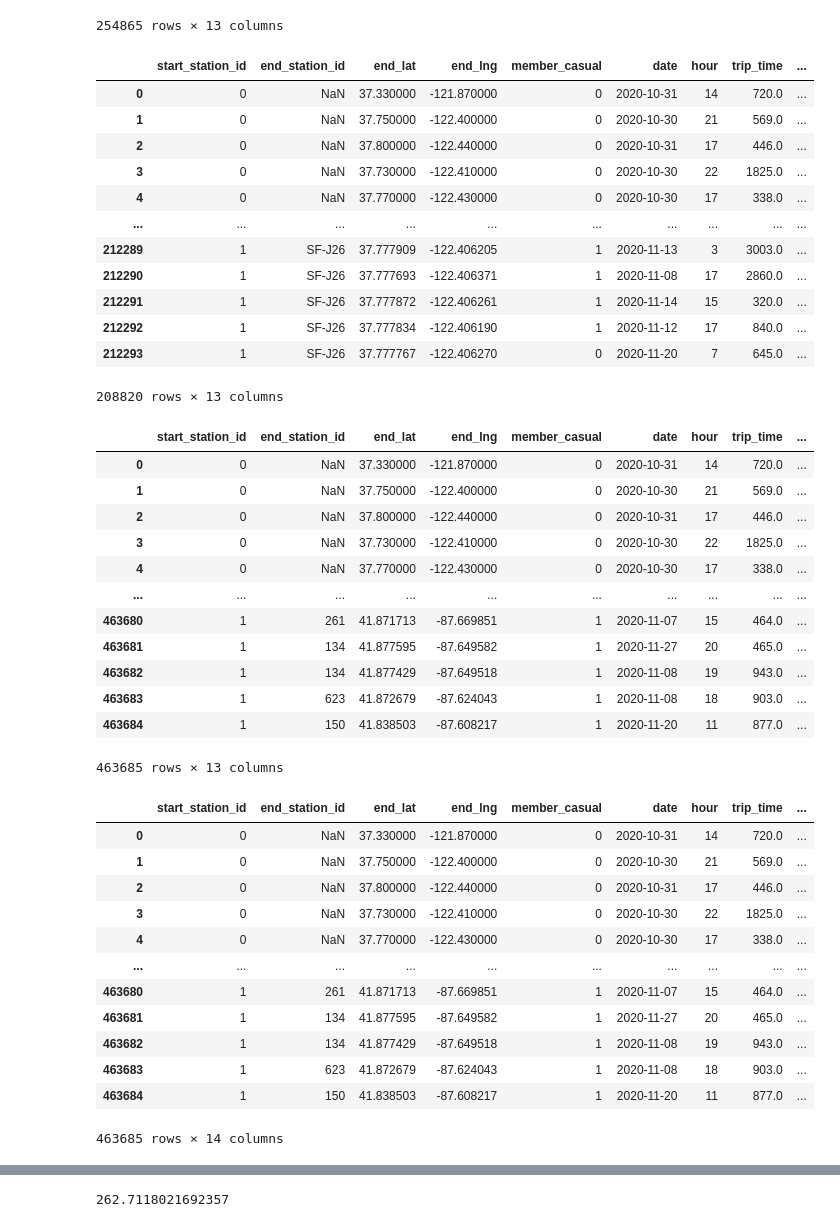
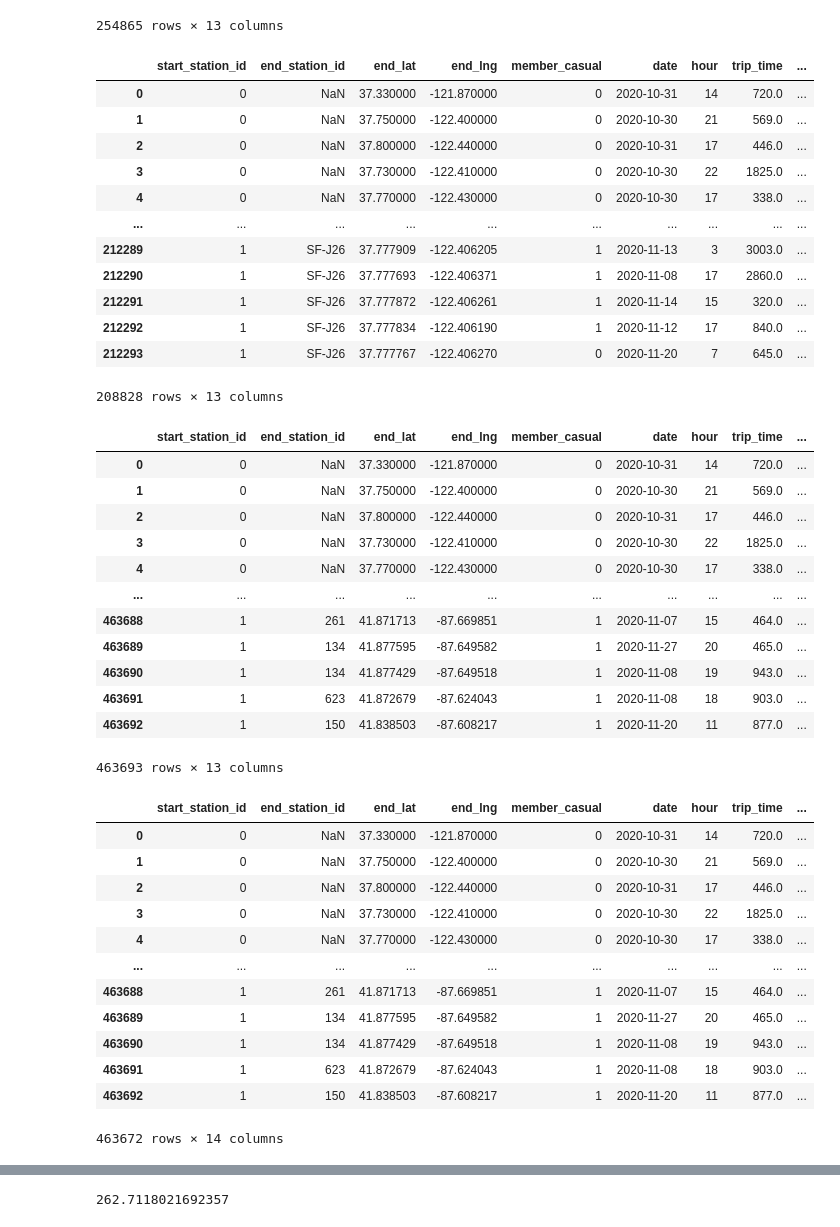
Before and after one commit to nick-kopy/Modeling-Electric-Rental-Bike-Lock-Ups, a Jupyter notebook: cap2.ipynb, the cells around one changed output, grey strips where cells are left out. Drawn from its saved outputs; the diff is of its cells as text; code cells hidden in the pictures.

```diff
--- a/cap2.ipynb
+++ b/cap2.ipynb
@@ -1086,7 +1091,7 @@ sf3['trip_time'] = abs(sf3['trip_time'])
 sf3.rename(columns={'taxi_trips':'traffic'}, inplace=True)
 
 # Pull Oakland, only 8 rides and it's a different system
-sf3 = sf3[~sf3['closest_id'].str.contains('OK')]
+#sf3 = sf3[~sf3['closest_id'].str.contains('OK')]
 
 # EXPERIMENTAL pull San Jose to see if it improves model performance (~12%)
 # sf3 = sf3[~sf3['closest_id'].str.contains('SJ')]
@@ -1106,7 +1111,7 @@ sf3
 | 212291 | 1 | SF-J26 | 37.777872 | -122.406261 | 1 | 2020-11-14 | 15 | 320.0 | ... |
 | 212292 | 1 | SF-J26 | 37.777834 | -122.406190 | 1 | 2020-11-12 | 17 | 840.0 | ... |
 | 212293 | 1 | SF-J26 | 37.777767 | -122.406270 | 0 | 2020-11-20 | 7 | 645.0 | ... |
-208820 rows × 13 columns
+208828 rows × 13 columns
 # %%
 # put cities together
 
@@ -1121,12 +1126,12 @@ df1
 | 3 | 0 | NaN | 37.730000 | -122.410000 | 0 | 2020-10-30 | 22 | 1825.0 | ... |
 | 4 | 0 | NaN | 37.770000 | -122.430000 | 0 | 2020-10-30 | 17 | 338.0 | ... |
 | ... | ... | ... | ... | ... | ... | ... | ... | ... | ... |
-| 463680 | 1 | 261 | 41.871713 | -87.669851 | 1 | 2020-11-07 | 15 | 464.0 | ... |
-| 463681 | 1 | 134 | 41.877595 | -87.649582 | 1 | 2020-11-27 | 20 | 465.0 | ... |
-| 463682 | 1 | 134 | 41.877429 | -87.649518 | 1 | 2020-11-08 | 19 | 943.0 | ... |
-| 463683 | 1 | 623 | 41.872679 | -87.624043 | 1 | 2020-11-08 | 18 | 903.0 | ... |
-| 463684 | 1 | 150 | 41.838503 | -87.608217 | 1 | 2020-11-20 | 11 | 877.0 | ... |
+| 463688 | 1 | 261 | 41.871713 | -87.669851 | 1 | 2020-11-07 | 15 | 464.0 | ... |
+| 463689 | 1 | 134 | 41.877595 | -87.649582 | 1 | 2020-11-27 | 20 | 465.0 | ... |
+| 463690 | 1 | 134 | 41.877429 | -87.649518 | 1 | 2020-11-08 | 19 | 943.0 | ... |
+| 463691 | 1 | 623 | 41.872679 | -87.624043 | 1 | 2020-11-08 | 18 | 903.0 | ... |
+| 463692 | 1 | 150 | 41.838503 | -87.608217 | 1 | 2020-11-20 | 11 | 877.0 | ... |
-463685 rows × 13 columns
+463693 rows × 13 columns
 # %%
 def get_city(row):
     # if df is changed beforehand the following lines will mess up
@@ -1148,21 +1153,24 @@ def get_city(row):
 # %%
 df1['city'] = df1.apply(get_city, axis=1)
 
+# Drop where city is unknown (it's Berkeley and Oakland, CA)
+df1 = df1[df1['city'] != 'unknown']
+
 df1
 # %% [output]
 |  | start_station_id | end_station_id | end_lat | end_lng | member_casual | date | hour | trip_time | ... |
 | 0 | 0 | NaN | 37.330000 | -121.870000 | 0 | 2020-10-31 | 14 | 720.0 | ... |
 | 1 | 0 | NaN | 37.750000 | -122.400000 | 0 | 2020-10-30 | 21 | 569.0 | ... |
 | 2 | 0 | NaN | 37.800000 | -122.440000 | 0 | 2020-10-31 | 17 | 446.0 | ... |
 | 3 | 0 | NaN | 37.730000 | -122.410000 | 0 | 2020-10-30 | 22 | 1825.0 | ... |
 | 4 | 0 | NaN | 37.770000 | -122.430000 | 0 | 2020-10-30 | 17 | 338.0 | ... |
 | ... | ... | ... | ... | ... | ... | ... | ... | ... | ... |
-| 463680 | 1 | 261 | 41.871713 | -87.669851 | 1 | 2020-11-07 | 15 | 464.0 | ... |
-| 463681 | 1 | 134 | 41.877595 | -87.649582 | 1 | 2020-11-27 | 20 | 465.0 | ... |
-| 463682 | 1 | 134 | 41.877429 | -87.649518 | 1 | 2020-11-08 | 19 | 943.0 | ... |
-| 463683 | 1 | 623 | 41.872679 | -87.624043 | 1 | 2020-11-08 | 18 | 903.0 | ... |
-| 463684 | 1 | 150 | 41.838503 | -87.608217 | 1 | 2020-11-20 | 11 | 877.0 | ... |
+| 463688 | 1 | 261 | 41.871713 | -87.669851 | 1 | 2020-11-07 | 15 | 464.0 | ... |
+| 463689 | 1 | 134 | 41.877595 | -87.649582 | 1 | 2020-11-27 | 20 | 465.0 | ... |
+| 463690 | 1 | 134 | 41.877429 | -87.649518 | 1 | 2020-11-08 | 19 | 943.0 | ... |
+| 463691 | 1 | 623 | 41.872679 | -87.624043 | 1 | 2020-11-08 | 18 | 903.0 | ... |
+| 463692 | 1 | 150 | 41.838503 | -87.608217 | 1 | 2020-11-20 | 11 | 877.0 | ... |
-463685 rows × 14 columns
+463672 rows × 14 columns
 # %%
 # splitting data up
 
```
Also changed, not shown: parts of 14 cells of this notebook, 2 other files.
